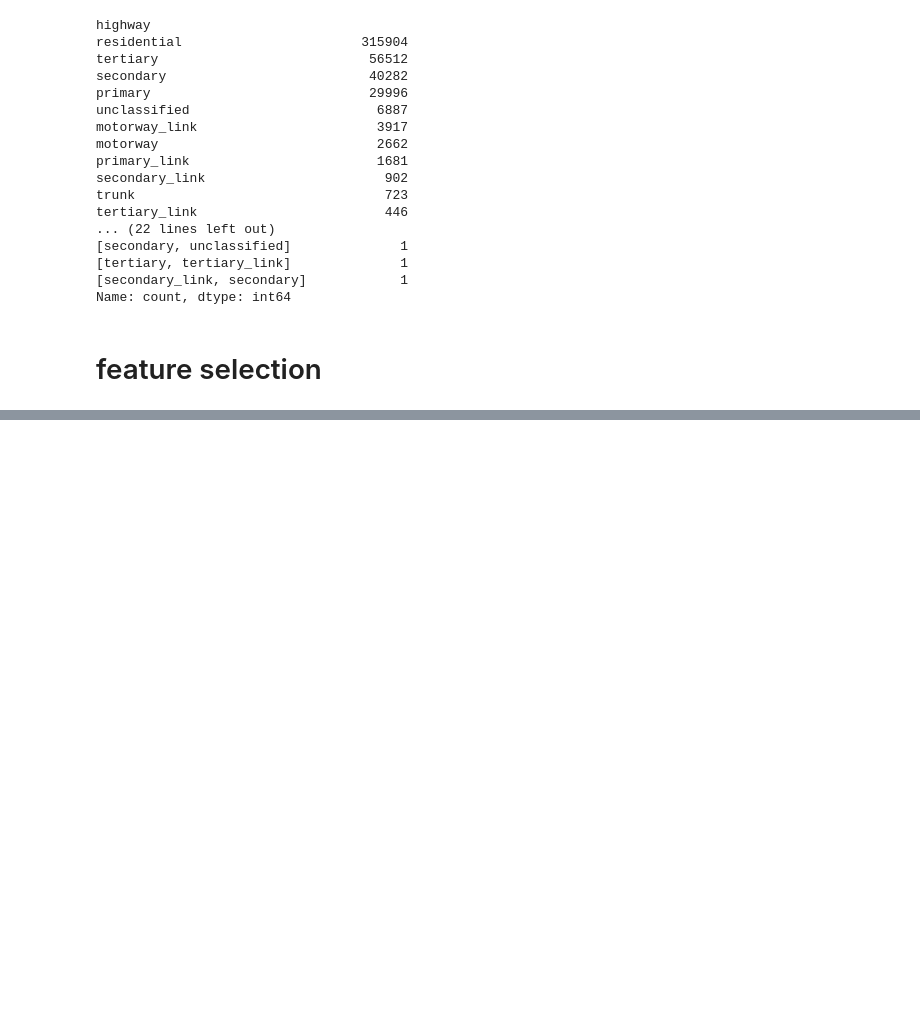
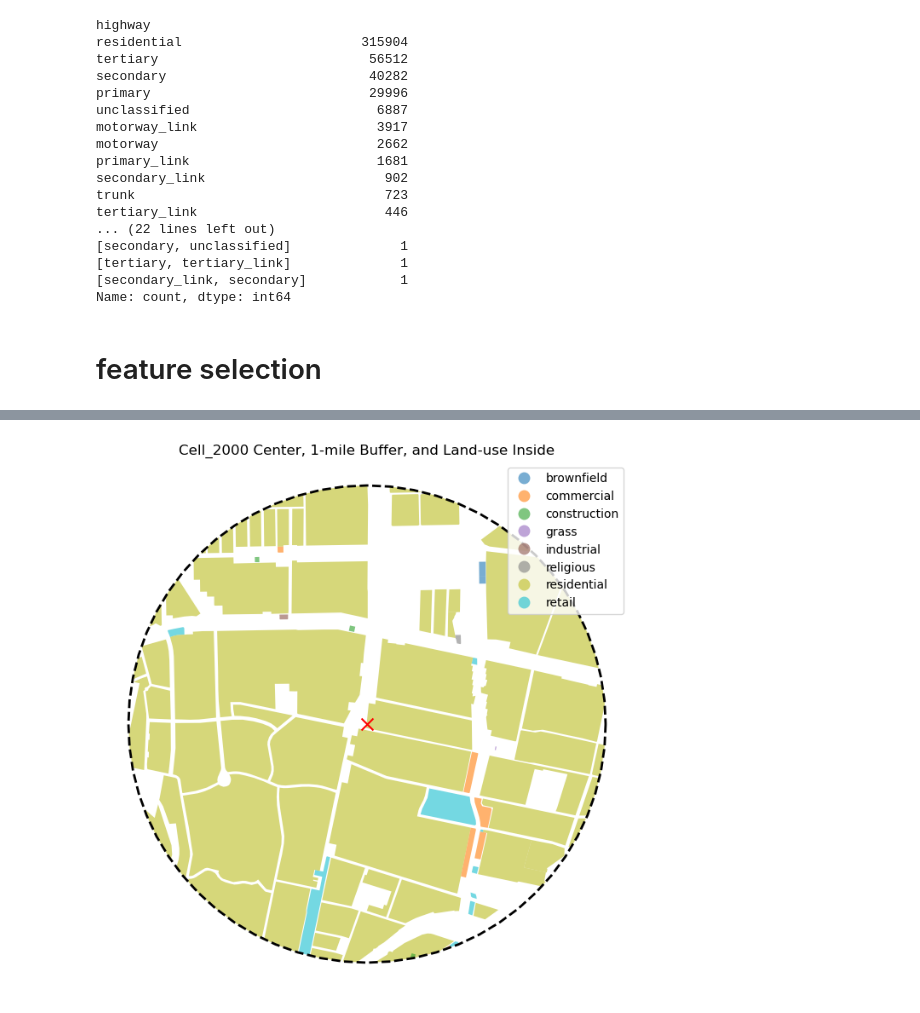
Before and after one commit to JunhongDuan/PurpleAir, a Jupyter notebook: Code/S6_LUR.ipynb, the cells around one changed output, grey strips where cells are left out. Cells and saved outputs as stored; diff of their text form; code cells hidden in the pictures; blank space fills up the shorter version.

```diff
--- a/Code/S6_LUR.ipynb
+++ b/Code/S6_LUR.ipynb
@@ -189,0 +498,61 @@ for label, dist in tqdm(buffer_distances.items()): # 4 sizes of buffer
+# %%
+# test!!!
+cell0 = grid_main[grid_main["gid"] == "cell_2000"].copy()
+
+# 3. 计算中心点和 1 mile 缓冲
+mile = 1609.344
+cell0["centroid"] = cell0.geometry.centroid
+cell0["buffer"]   = cell0.centroid.buffer(mile)
+
+# 4. 读取并过滤 landuse 图层
+keep_lu = [
+    'residential','grass','retail','commercial','industrial','brownfield',
+    'religious','construction','meadow','forest','farmland','recreation_ground',
+    'plant_nursery','railway','cemetery','farmyard','military','village_green'
+]
+LU = (
+    gpd.read_file("../Data/Output/OSM/edgewood_landuse.shp")
+       .to_crs(cell0.crs)
+)
+LU = LU[LU["landuse"].isin(keep_lu)].rename(columns={"landuse":"lu_class"})
+
+# 5. 取缓冲区与 landuse 的交集
+buf_gdf = (
+    cell0[["gid","buffer"]]
+    .rename(columns={"buffer":"geometry"})
+    .set_geometry("geometry")
+)
+inter = gpd.overlay(buf_gdf, LU[["lu_class","geometry"]], how="intersection")
+
+# 6. 绘图
+fig, ax = plt.subplots(1,1, figsize=(8,8))
+# landuse
+inter.plot(
+    ax=ax,
+    column="lu_class",
+    categorical=True,
+    legend=True,
+    alpha=0.6,
+    edgecolor="none"
+)
+# buffer 边界
+buf_gdf.plot(
+    ax=ax,
+    facecolor="none",
+    edgecolor="black",
+    linestyle="--",
+    linewidth=2
+)
+# 中心点
+cell0.set_geometry("centroid").plot(
+    ax=ax,
+    color="red",
+    marker="x",
+    markersize=100
+)
+
+ax.set_title("Cell_2000 Center, 1-mile Buffer, and Land-use Inside")
+ax.set_axis_off()
+plt.show()
+# %% [output]
+[figure, added]
```
Also changed, not shown: parts of 32 cells of this notebook.
